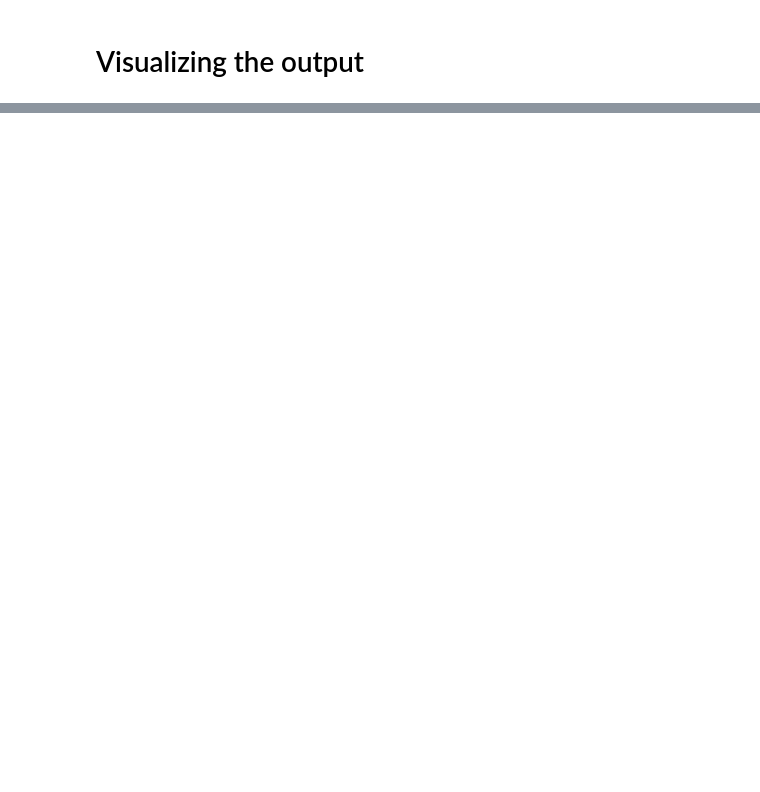
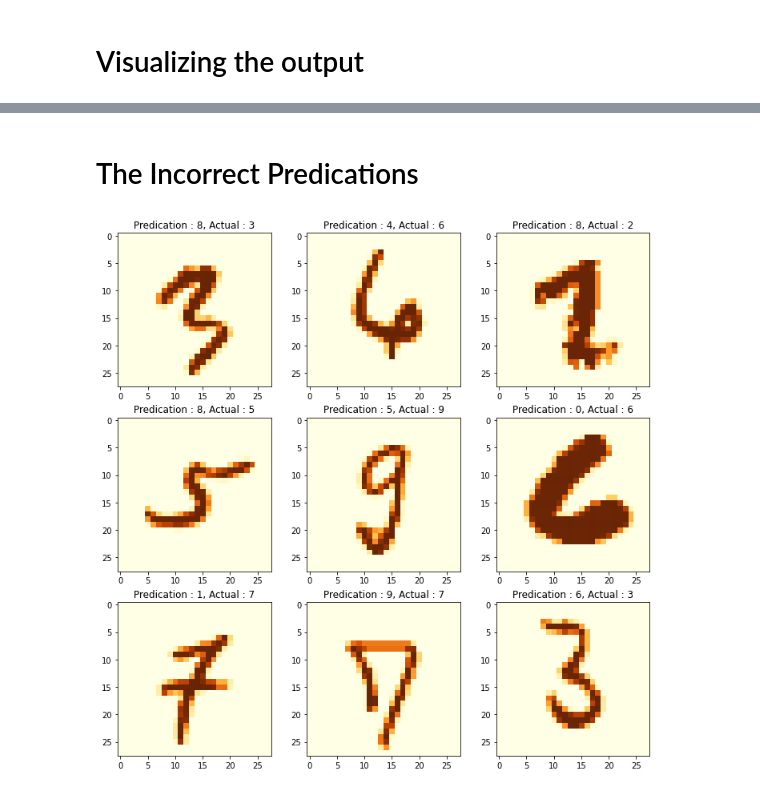
Before and after one commit to sahilpohare/Neural-Net-MNIST-Using-Pytorch, a Jupyter notebook: MNIST Using Pytorch.ipynb, the cells around one changed output, grey strips where cells are left out. Cells and saved outputs as stored; diff of their text form; code cells hidden in the pictures; blank space fills up the shorter version.

```diff
--- a/MNIST Using Pytorch.ipynb
+++ b/MNIST Using Pytorch.ipynb
@@ -137,0 +176,15 @@ figure.show()
+# %% [markdown]
+# The Incorrect Predications
+# %%
+get_no = lambda no : (int(no / 3), no % 3)
+figure = plt.figure(figsize=(12,12))
+axs = figure.subplots(nrows=3,ncols=3,)
+
+for i in range(9):
+    predication = predict(i)
+    axs[get_no(i)].imshow(incorrect[i][0],cmap='YlOrBr')
+    axs[get_no(i)].set(title = f'Predication : {incorrect[i][1]}, Actual : {incorrect[i][2]}')
+
+figure.show()
+# %% [output]
+[figure, added]
```
Also changed, not shown: parts of 10 cells of this notebook.
